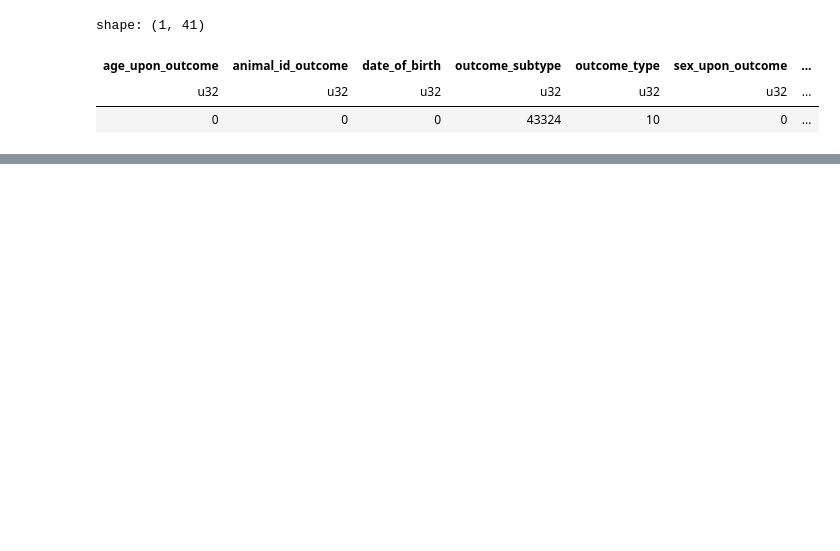
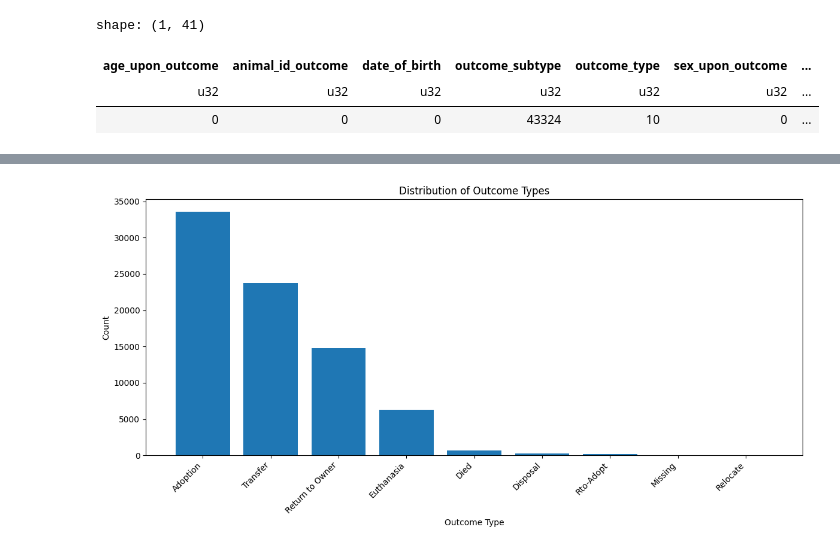
Before and after one commit to hlm01/ECE_143_Project, a Jupyter notebook: main.ipynb, the cells around one changed output, grey strips where cells are left out. Cells and saved outputs as stored; diff of their text form; code cells hidden in the pictures; blank space fills up the shorter version.

Commit message:
added data visualisations and analysis

```diff
--- a/main.ipynb
+++ b/main.ipynb
@@ -27,7 +32,7 @@ shape: (1, 41)
 df = df.drop_nulls(subset=["outcome_type", "sex_upon_intake"])
 # %%
 # dropping columns with redundant information, keeping days for all time columns
-clean_df = df.drop(
+df = df.drop(
     [
         "age_upon_outcome",
         "age_upon_outcome_(years)",
@@ -50,13 +55,13 @@ clean_df = df.drop(
 )
 
 # convert date columns to datetime type
-clean_df = clean_df.with_columns(
+df = df.with_columns(
     pl.col("date_of_birth").str.to_datetime(),
     pl.col("outcome_datetime").str.to_datetime(),
     pl.col("intake_datetime").str.to_datetime(),
 )
 
-clean_df.head()
+df.head()
 # %% [output]
 shape: (5, 24)
 | animal_id_outcome | date_of_birth | outcome_subtype | outcome_type | sex_upon_outcome | age_upon_outcome_(days) | ... |
@@ -68,0 +77,17 @@ shape: (5, 24)
+# %%
+
+outcome_counts = df['outcome_type'].value_counts().sort('count', descending=True)
+
+plt.figure(figsize=(12, 6))
+plt.bar(outcome_counts['outcome_type'], outcome_counts['count'])
+plt.title('Distribution of Outcome Types')
+plt.xlabel('Outcome Type')
+plt.ylabel('Count')
+plt.xticks(rotation=45, ha='right')
+plt.tight_layout()
+plt.show()
+
+## Observation AS: Can analyse reasons for 'Return to Owner' and 'Euthanasia' more ##
+## (AS) I've added some logic to do that below
+# %% [output]
+[figure, added]
```
Also changed, not shown: parts of 16 cells of this notebook.
